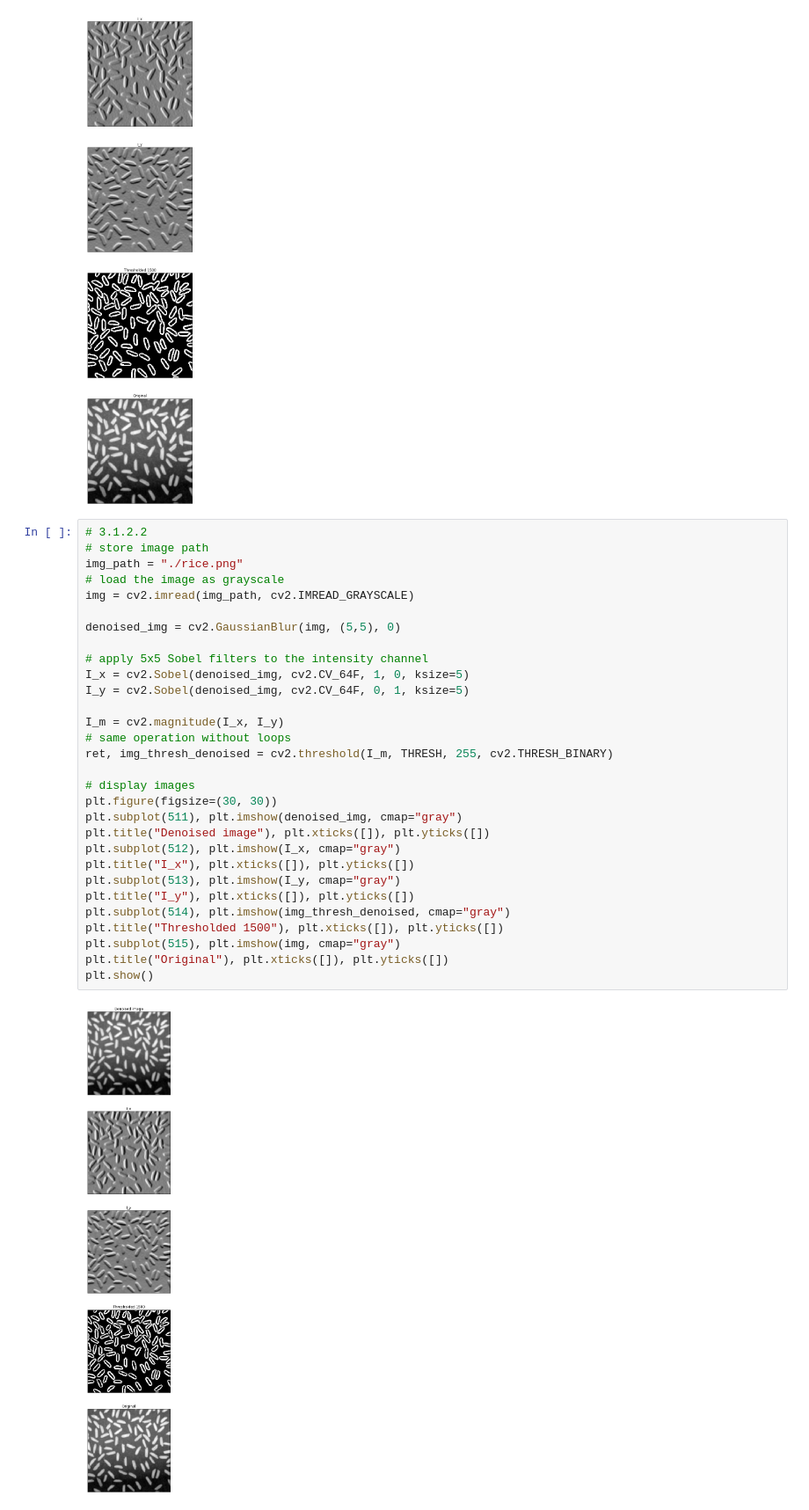
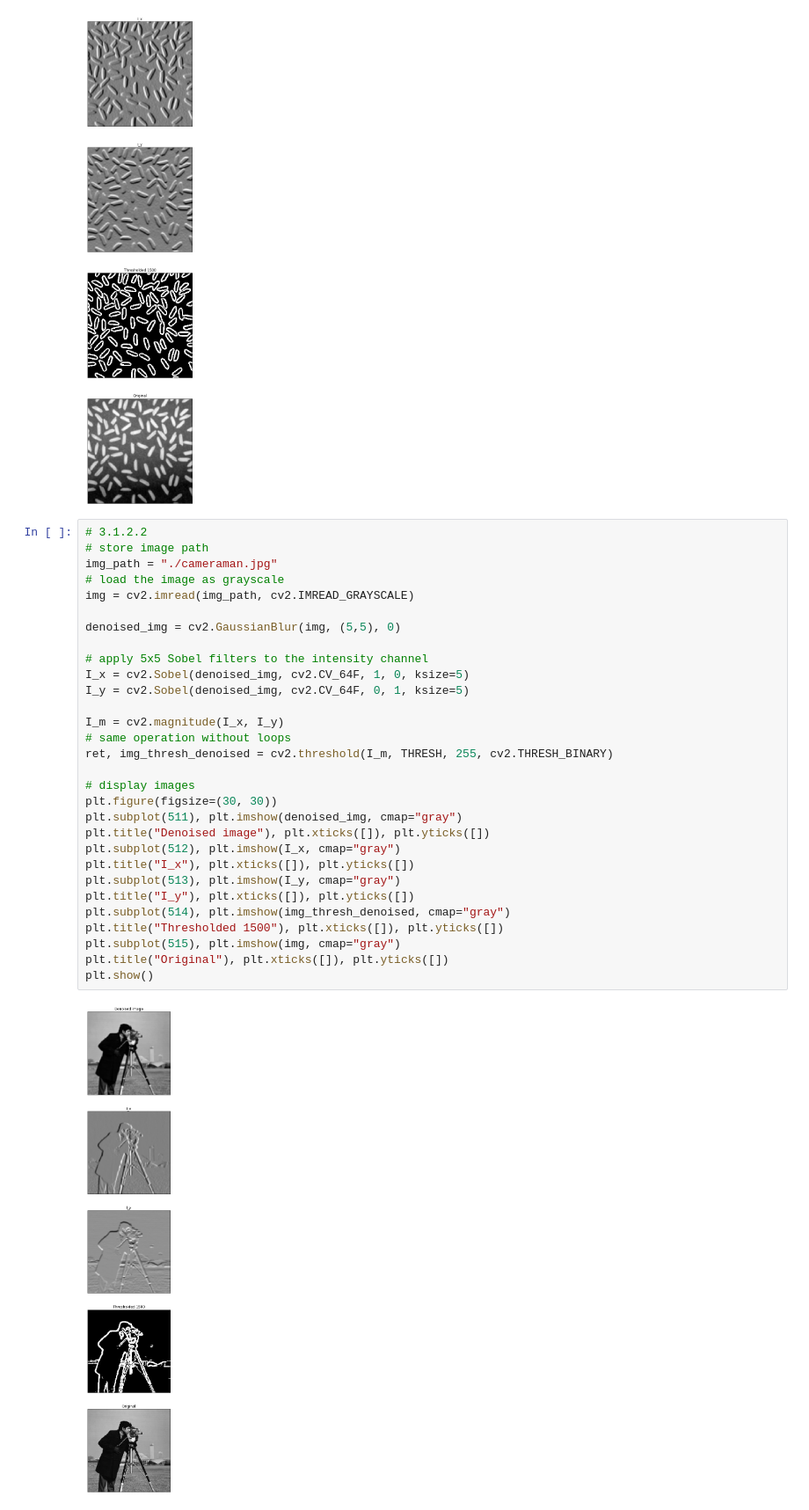
Before and after one commit to alextorabi/ECSE415, a Jupyter notebook: Assignment_1/A1.3.1.ipynb, the cells around one changed output. Shown at 88% size. Saved outputs shown, nothing was run; the diff lists cells and outputs as text.

```diff
--- a/Assignment_1/A1.3.1.ipynb
+++ b/Assignment_1/A1.3.1.ipynb
@@ -112,32 +121,32 @@ plt.show()
 # %%
 # 3.1.2.2
 # store image path
-img_path = "./rice.png"
+img_path = "./cameraman.jpg"
 # load the image as grayscale
 img = cv2.imread(img_path, cv2.IMREAD_GRAYSCALE)
 
 denoised_img = cv2.GaussianBlur(img, (5,5), 0)
 
 # apply 5x5 Sobel filters to the intensity channel
 I_x = cv2.Sobel(denoised_img, cv2.CV_64F, 1, 0, ksize=5)
 I_y = cv2.Sobel(denoised_img, cv2.CV_64F, 0, 1, ksize=5)
 
 I_m = cv2.magnitude(I_x, I_y)
 # same operation without loops
 ret, img_thresh_denoised = cv2.threshold(I_m, THRESH, 255, cv2.THRESH_BINARY)
 
 # display images
 plt.figure(figsize=(30, 30))
 plt.subplot(511), plt.imshow(denoised_img, cmap="gray")
 plt.title("Denoised image"), plt.xticks([]), plt.yticks([])
 plt.subplot(512), plt.imshow(I_x, cmap="gray")
 plt.title("I_x"), plt.xticks([]), plt.yticks([])
 plt.subplot(513), plt.imshow(I_y, cmap="gray")
 plt.title("I_y"), plt.xticks([]), plt.yticks([])
 plt.subplot(514), plt.imshow(img_thresh_denoised, cmap="gray")
 plt.title("Thresholded 1500"), plt.xticks([]), plt.yticks([])
 plt.subplot(515), plt.imshow(img, cmap="gray")
 plt.title("Original"), plt.xticks([]), plt.yticks([])
 plt.show()
 # %% [output]
-[figure, old version]
+[figure, new version]
```
Also changed, not shown: parts of 5 cells of this notebook, 2 other files.
